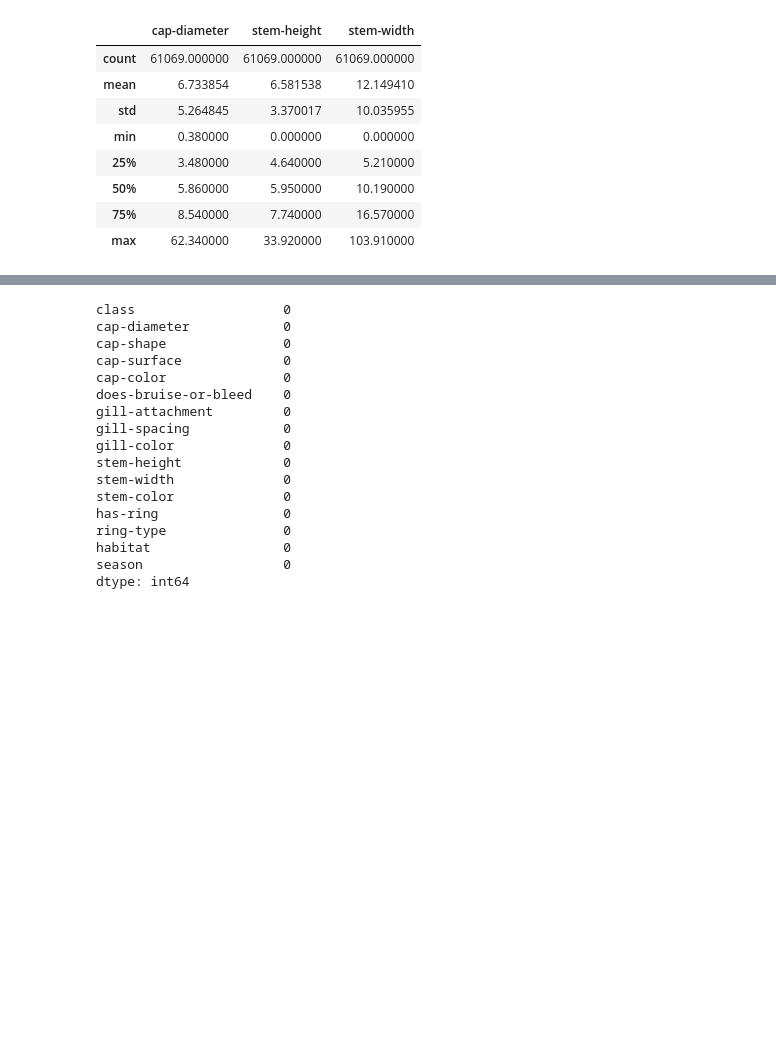
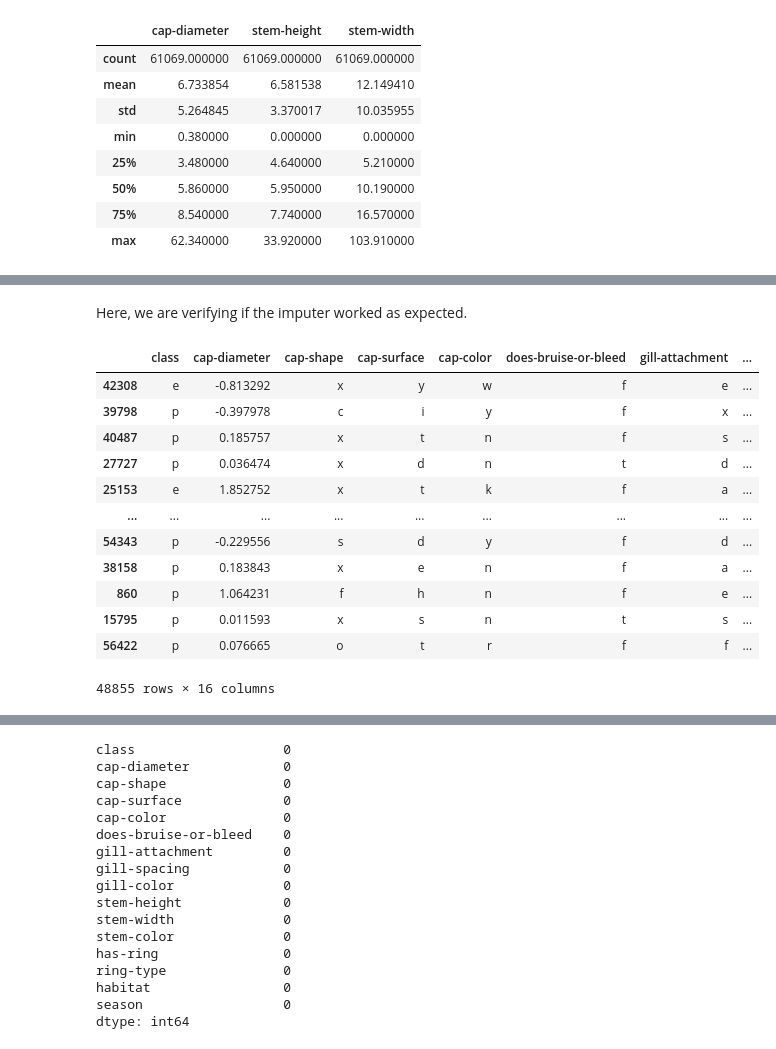
Before and after one commit to GerardoG2/PoisonMushroomClassifier, a Jupyter notebook: Notebooks/datacleaning.ipynb, the cells around one changed output, grey strips where cells are left out. Saved outputs shown, nothing was run; the diff lists cells and outputs as text; code cells hidden in the pictures; blank space fills up the shorter version.

```diff
--- a/Notebooks/datacleaning.ipynb
+++ b/Notebooks/datacleaning.ipynb
@@ -224,8 +255,39 @@ def knn_impute_categorical(df, target):
 
     return df
 # %%
-# impute missing values iteratively using knn for categorical columns with missing values
+
+
 # categorical columns with missing values
 categorical_cols_with_nans = ['cap-surface', 'gill-attachment', 'gill-spacing', 'ring-type']
+
+# impute missing values iteratively using knn for categorical columns with missing values
+imputed_train_df = std_train_df.copy()
+imputed_test_df = std_test_df.copy()
+
 for col in categorical_cols_with_nans:
-    df = knn_impute_categorical(df, col)
+    imputed_train_df = pd.DataFrame(knn_impute_categorical(imputed_train_df, col))
+    imputed_test_df = pd.DataFrame(knn_impute_categorical(imputed_test_df, col))
+
+print("missing values in train data:")
+print(imputed_train_df.isnull().sum())
+print()
+print("missing values in test data:")
+print(imputed_test_df.isnull().sum())
+# %% [markdown]
+Here, we are verifying if the imputer worked as expected.
+# %%
+imputed_train_df
+# %% [output]
+|  | class | cap-diameter | cap-shape | cap-surface | cap-color | does-bruise-or-bleed | gill-attachment | ... |
+| 42308 | e | -0.813292 | x | y | w | f | e | ... |
+| 39798 | p | -0.397978 | c | i | y | f | x | ... |
+| 40487 | p | 0.185757 | x | t | n | f | s | ... |
+| 27727 | p | 0.036474 | x | d | n | t | d | ... |
+| 25153 | e | 1.852752 | x | t | k | f | a | ... |
+| ... | ... | ... | ... | ... | ... | ... | ... | ... |
+| 54343 | p | -0.229556 | s | d | y | f | d | ... |
+| 38158 | p | 0.183843 | x | e | n | f | a | ... |
+| 860 | p | 1.064231 | f | h | n | f | e | ... |
+| 15795 | p | 0.011593 | x | s | n | t | s | ... |
+| 56422 | p | 0.076665 | o | t | r | f | f | ... |
+48855 rows × 16 columns
```
Also changed, not shown: parts of 26 cells of this notebook, 2 other files.
